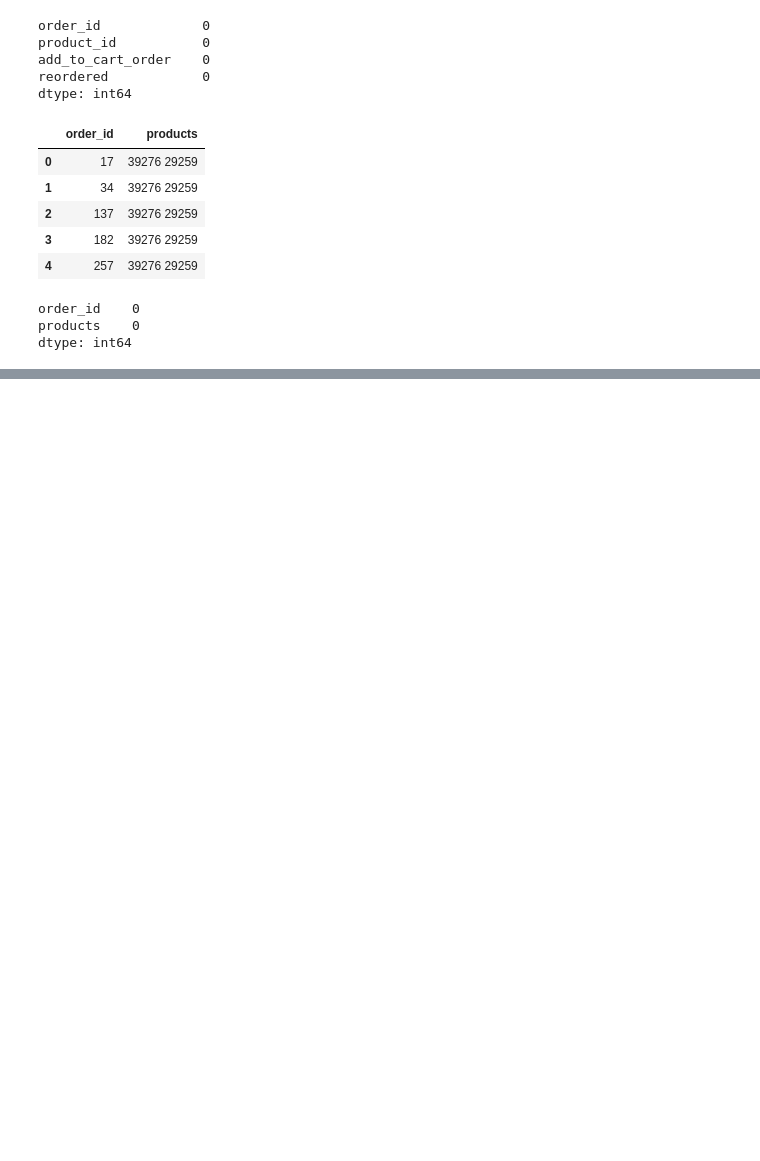
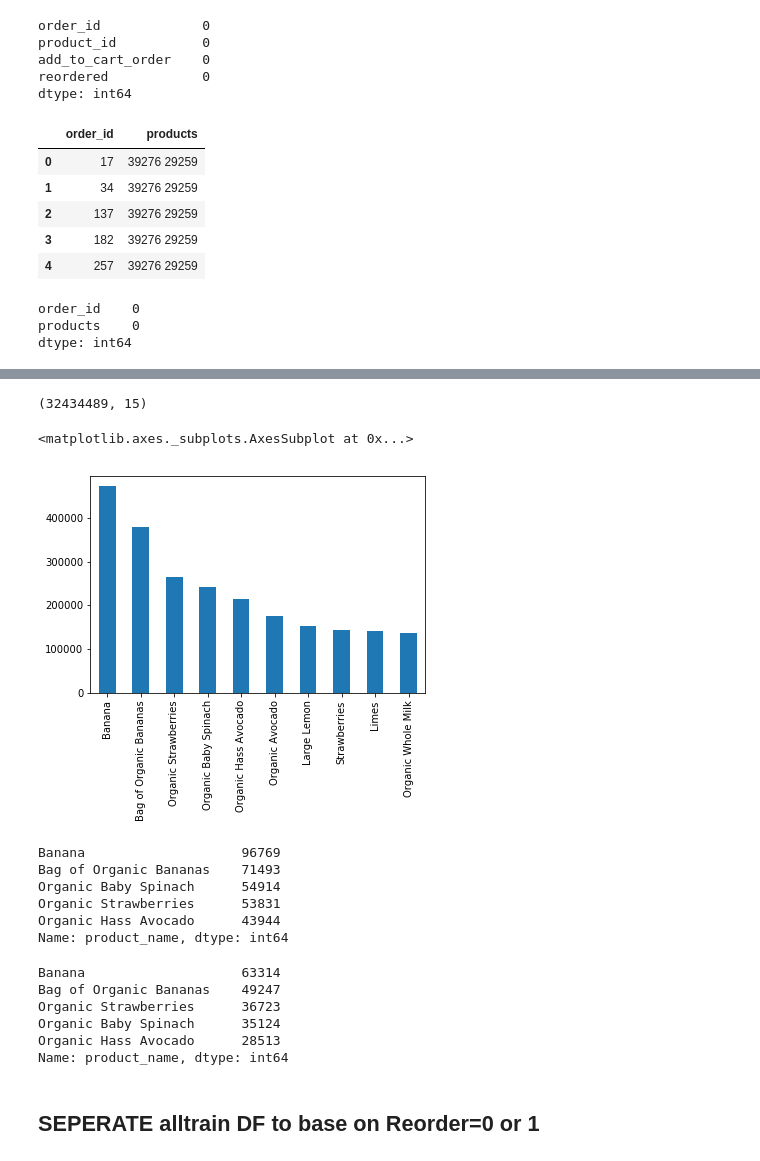
Before and after one commit to DrAugustine1981/InstacartCapstoneProject, a Jupyter notebook: EDA.ipynb, the cells around one changed output, grey strips where cells are left out. Drawn from its saved outputs; the diff is of its cells as text; code cells hidden in the pictures; blank space fills up the shorter version.

```diff
--- a/EDA.ipynb
+++ b/EDA.ipynb
@@ -90,0 +103,4 @@ _=plt.ylabel('number of orders')
+# %%
+oprior=orders[orders.eval_set=='prior']
+otrain=orders[orders.eval_set=='train']
+otest=orders[orders.eval_set=='test']
@@ -175,0 +346,6 @@ total number of products = 49688
+# %%
+allprior=oprior.merge(prior)
+allprior=allprior.merge(prod)
+allprior=allprior.merge(dep)
+allprior=allprior.merge(aisles)
+allprior
@@ -175,0 +371,29 @@ total number of products = 49688
+# %%
+allprior.shape
+# %% [output]
+(32434489, 15)
+# %%
+top10prodprior=allprior.product_name.value_counts().head(10)
+top10prodprior.plot(kind='bar')
+# %% [output]
+<matplotlib.axes._subplots.AxesSubplot at 0x...>
+[figure, added]
+# %%
+#what is the most sold product on day 0 of the week
+allprior[allprior.order_dow==0].product_name.value_counts().head(1)
+# %% [output]
+Banana                    96769
+Bag of Organic Bananas    71493
+Organic Baby Spinach      54914
+Organic Strawberries      53831
+Organic Hass Avocado      43944
+Name: product_name, dtype: int64
+# %%
+allprior.loc[:, 'order_dow', 'order_hour_of_day', 'products_name']
+# %% [output]
+Banana                    63314
+Bag of Organic Bananas    49247
+Organic Strawberries      36723
+Organic Baby Spinach      35124
+Organic Hass Avocado      28513
+Name: product_name, dtype: int64
@@ -175,0 +402,2 @@ total number of products = 49688
+# %% [markdown]
+## SEPERATE alltrain DF to base on Reorder=0 or 1
```
Also changed, not shown: parts of 45 cells of this notebook.
